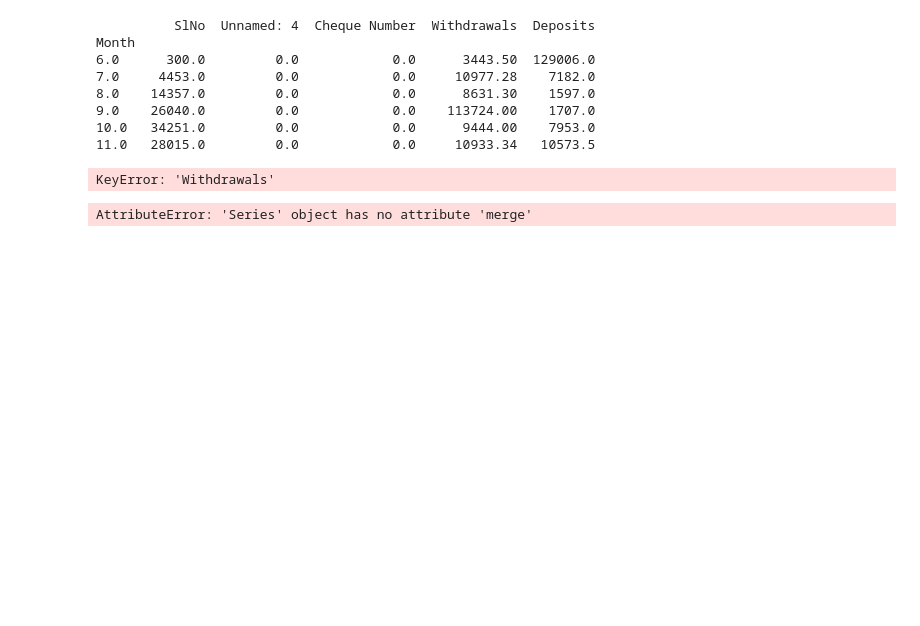
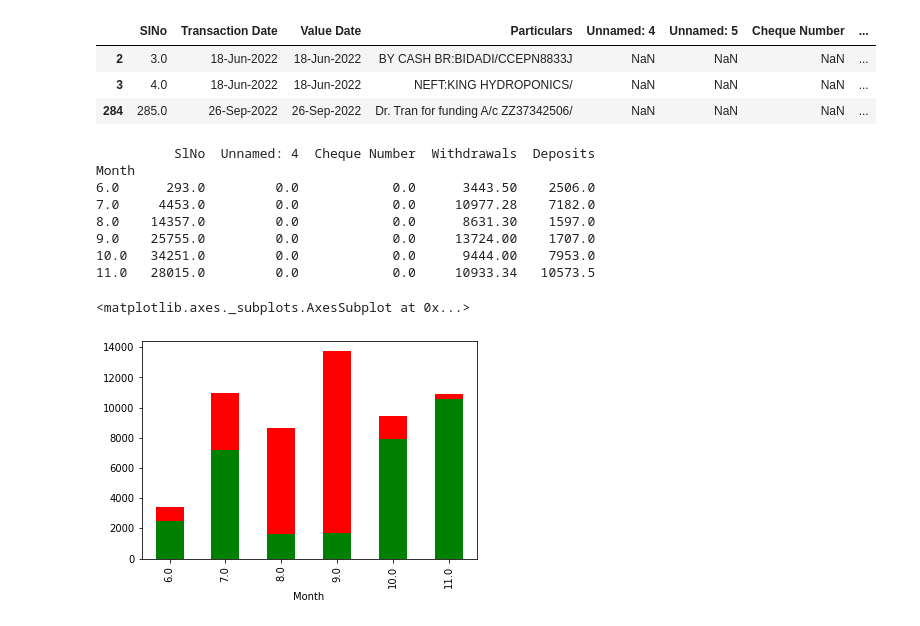
Before and after one commit to ok-noronha/Bank-Statement-Analyser, a Jupyter notebook: analyse.ipynb, the cells around one changed output. Cells and saved outputs as stored; diff of their text form; code cells hidden in the pictures; blank space fills up the shorter version.

```diff
--- a/analyse.ipynb
+++ b/analyse.ipynb
@@ -10,6 +10,15 @@ df["Month"] = df.apply(lambda row: pd.to_datetime(
 df['Withdrawals'] = df['Withdrawals'].str.replace(',', '')
 df['Deposits'] = df['Deposits'].str.replace(',', '')
 df = df.astype({"Withdrawals":'float',"Deposits":'float'})
+# %%
+outliers = df[(df['Withdrawals'] >=10000) | (df['Deposits'] >= 10000)]
+df.drop(outliers.index , inplace=True)
+outliers.head(15)
+# %% [output]
+|  | SlNo | Transaction Date | Value Date | Particulars | Unnamed: 4 | Unnamed: 5 | Cheque Number | ... |
+| 2 | 3.0 | 18-Jun-2022 | 18-Jun-2022 | BY CASH BR:BIDADI/CCEPN8833J | NaN | NaN | NaN | ... |
+| 3 | 4.0 | 18-Jun-2022 | 18-Jun-2022 | NEFT:KING HYDROPONICS/ | NaN | NaN | NaN | ... |
+| 284 | 285.0 | 26-Sep-2022 | 26-Sep-2022 | Dr. Tran for funding A/c ZZ37342506/ | NaN | NaN | NaN | ... |
 # %%
 monthly = df.groupby('Month').sum()
 month_withdrawal = df.groupby('Month')['Withdrawals'].sum()
@@ -18,20 +27,15 @@ month_deposit = df.groupby('Month')['Deposits'].sum()
 # %% [output]
           SlNo  Unnamed: 4  Cheque Number  Withdrawals  Deposits
 Month
-6.0      300.0         0.0            0.0      3443.50  129006.0
+6.0      293.0         0.0            0.0      3443.50    2506.0
 7.0     4453.0         0.0            0.0     10977.28    7182.0
 8.0    14357.0         0.0            0.0      8631.30    1597.0
-9.0    26040.0         0.0            0.0    113724.00    1707.0
+9.0    25755.0         0.0            0.0     13724.00    1707.0
 10.0   34251.0         0.0            0.0      9444.00    7953.0
 11.0   28015.0         0.0            0.0     10933.34   10573.5
 # %%
-month_withdrawal = month_withdrawal['Withdrawals'].mul(-1)
-month_withdrawal.plot(
-    x='month', y='withdraw', kind='bar', label='withdraw', color='red')
+month_withdrawal.plot(x='month', y='withdraw', kind='bar', label='withdraw', color='red')
 month_deposit.plot(x='month',y='deposit',kind='bar',label='deposit',color='green')
 # %% [output]
-KeyError: 'Withdrawals'
+<matplotlib.axes._subplots.AxesSubplot at 0x...>
+[figure, added]
-# %%
-month_withdrawal.merge(month_deposit)
-# %% [output]
-AttributeError: 'Series' object has no attribute 'merge'
```
Also changed, not shown: parts of 9 cells of this notebook.
